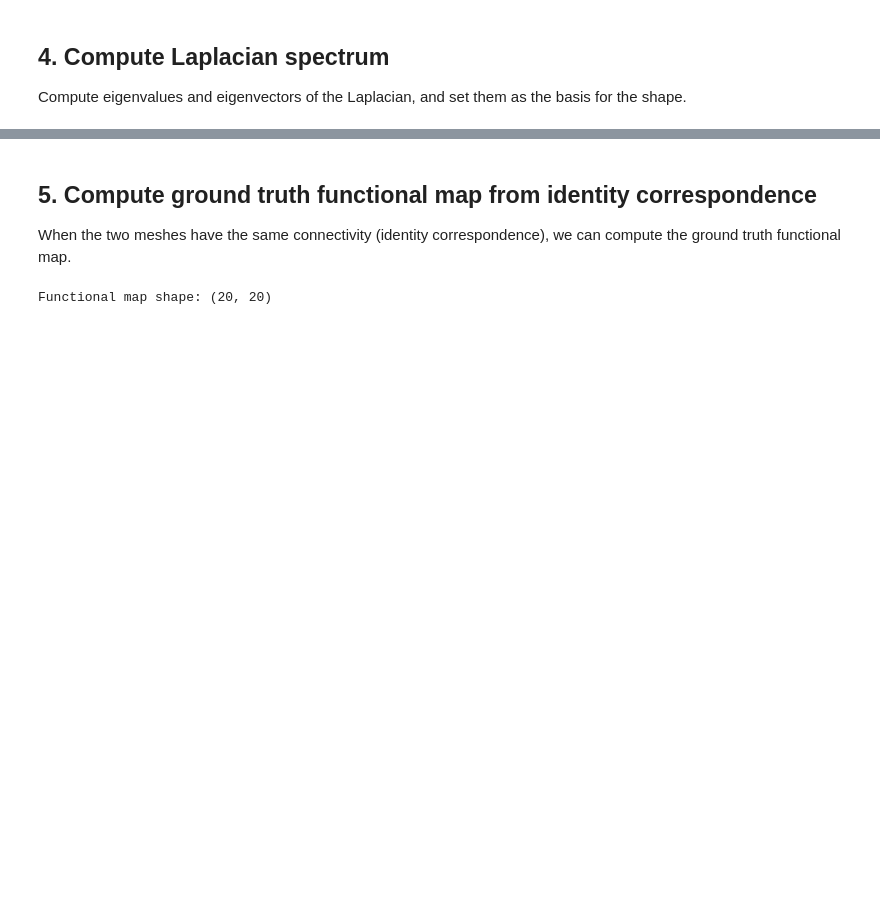
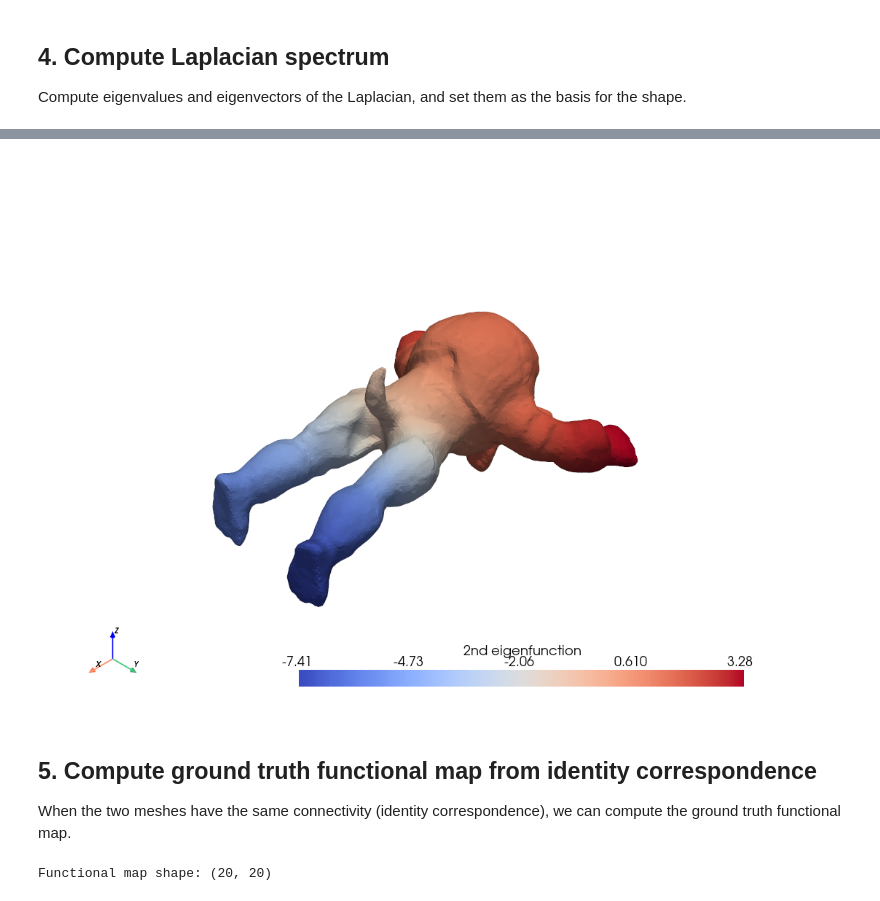
Before and after one commit to DiG-AIR/geomfum, a Jupyter notebook: notebooks/how_to/20_tetrahedral_mesh.ipynb, the cells around one changed output, grey strips where cells are left out. Drawn from its saved outputs; the diff is of its cells as text; code cells hidden in the pictures; blank space fills up the shorter version.

```diff
--- a/notebooks/how_to/20_tetrahedral_mesh.ipynb
+++ b/notebooks/how_to/20_tetrahedral_mesh.ipynb
@@ -101,3 +95,26 @@ ps.show()
+# %%
+import sys
+from pathlib import Path
+
+import geomfum
+
+notebooks_dir = Path(geomfum.__file__).resolve().parents[1] / "notebooks"
+notebooks_dir_str = str(notebooks_dir)
+if notebooks_dir_str not in sys.path:
+    sys.path.insert(0, notebooks_dir_str)
+
+from plot_utils import setup_pyvista, show_volume_mesh  # noqa: E402
+
+setup_pyvista()
+show_volume_mesh(
+    tetrahedral_a.vertices,
+    tetrahedral_a.tets,
+    scalars=tetrahedral_a.basis.vecs[:, 1],
+    scalar_name="2nd eigenfunction",
+    cmap="coolwarm",
+)
+# %% [output]
+[figure, added]
 # %% [markdown]
 ## 5. Compute ground truth functional map from identity correspondence
 
```
Also changed, not shown: parts of 11 cells of this notebook, 1 other file.
